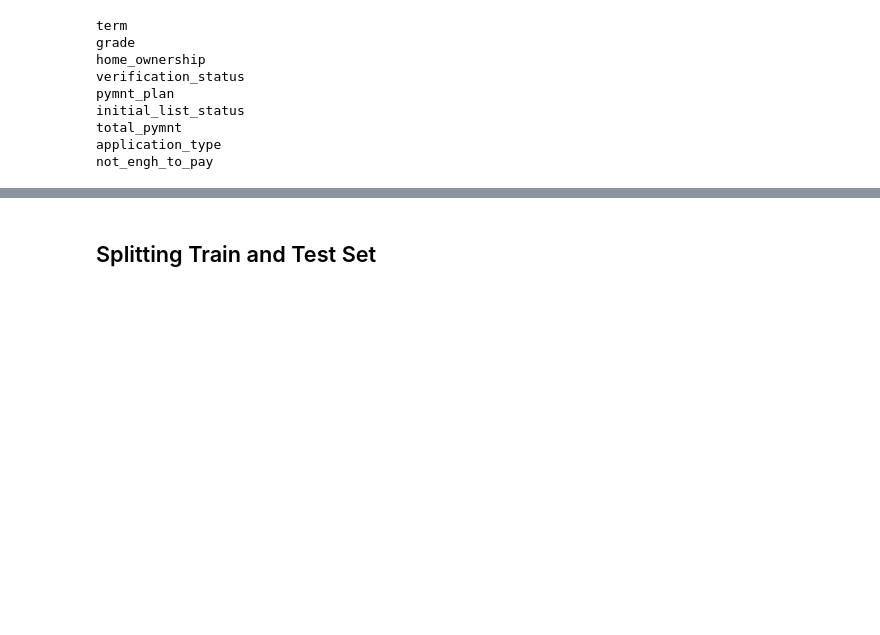
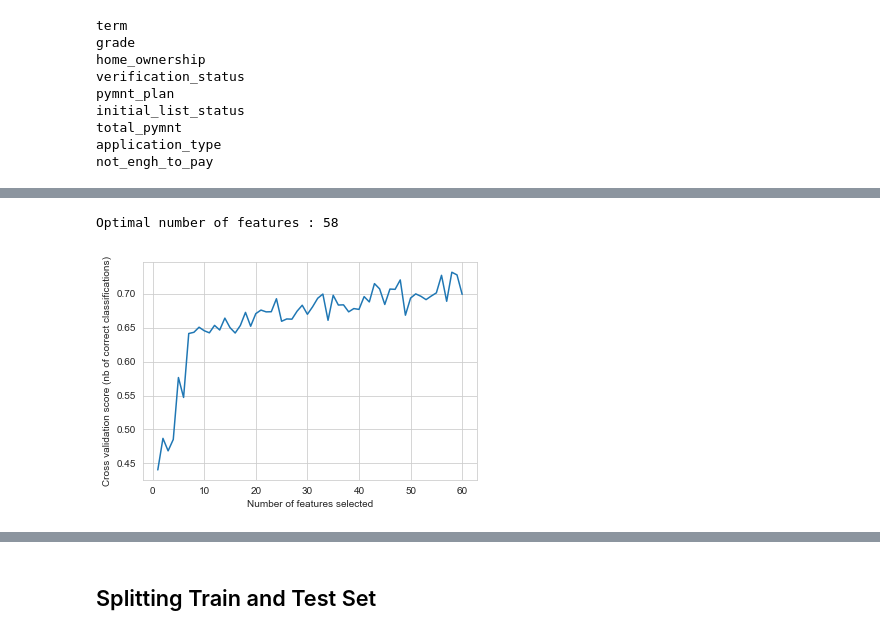
Before and after one commit to mradazoury/Risk_and_Fraud, a Jupyter notebook: RISK AND FRAUD.ipynb, the cells around one changed output, grey strips where cells are left out. Saved outputs shown, nothing was run; the diff lists cells and outputs as text; code cells hidden in the pictures; blank space fills up the shorter version.

Commit message:
Feature Selection
Inclusion of scikit-learn feature selection function over a copy of the df. Hasn't been applied to the original df yet.

```diff
--- a/RISK AND FRAUD.ipynb
+++ b/RISK AND FRAUD.ipynb
@@ -237,0 +279,27 @@ not_engh_to_pay
+# %%
+%%time
+
+from sklearn.ensemble import RandomForestClassifier
+from sklearn.feature_selection import RFECV
+
+df_copy = df.copy()
+
+X,y = df_copy.loc[:,df.columns!='TARGET'], df_copy['TARGET']
+
+est = RandomForestClassifier()
+
+rfecv = RFECV(estimator=est, step=1, cv=3,
+              scoring='accuracy', n_jobs=-1)
+rfecv.fit(X, y)
+
+print("Optimal number of features : %d" % rfecv.n_features_)
+
+# Plot number of features VS. cross-validation scores
+plt.figure()
+plt.xlabel("Number of features selected")
+plt.ylabel("Cross validation score (nb of correct classifications)")
+plt.plot(range(1, len(rfecv.grid_scores_) + 1), rfecv.grid_scores_)
+plt.show()
+# %% [output]
+Optimal number of features : 58
+[figure, added]
```
Also changed, not shown: parts of 17 cells of this notebook.
